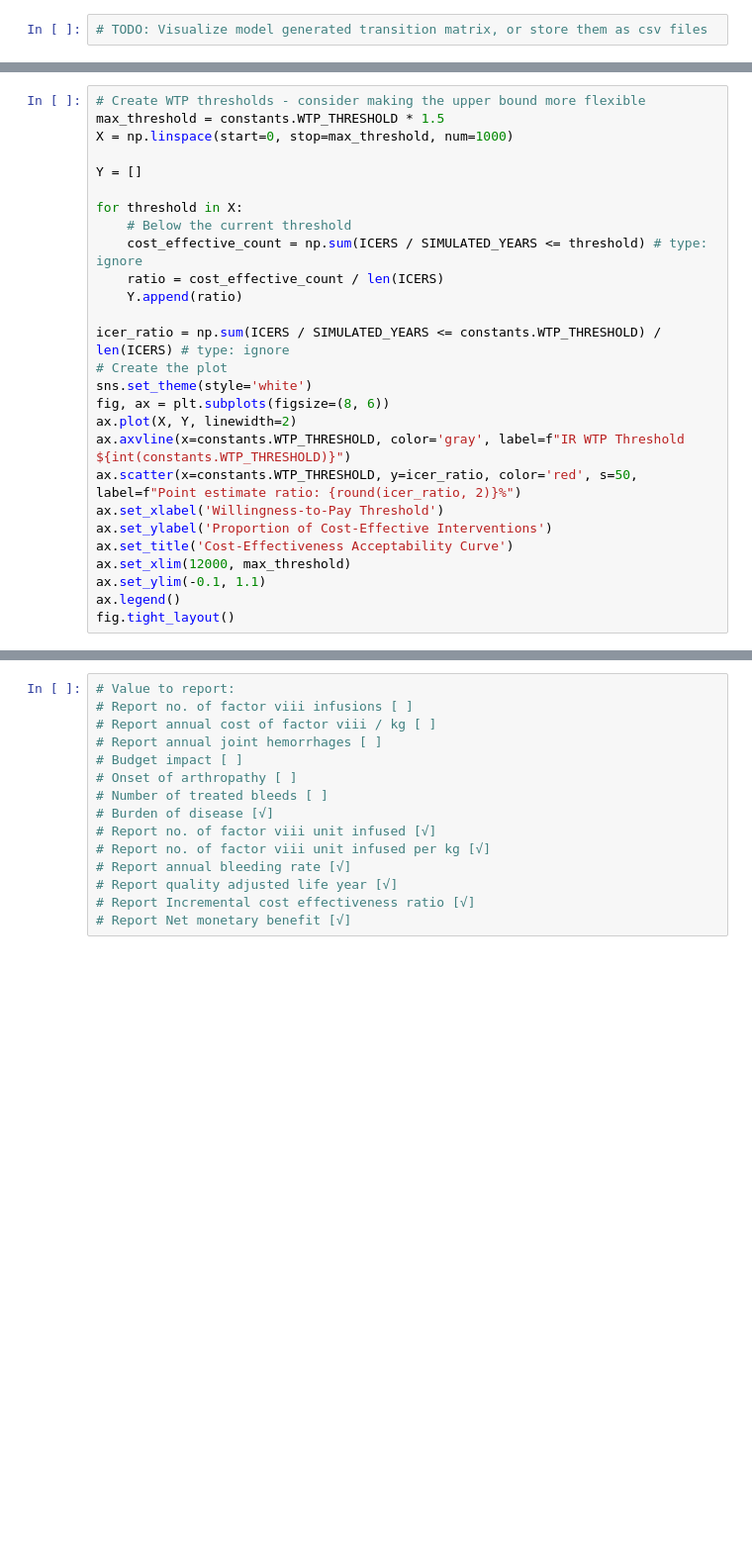
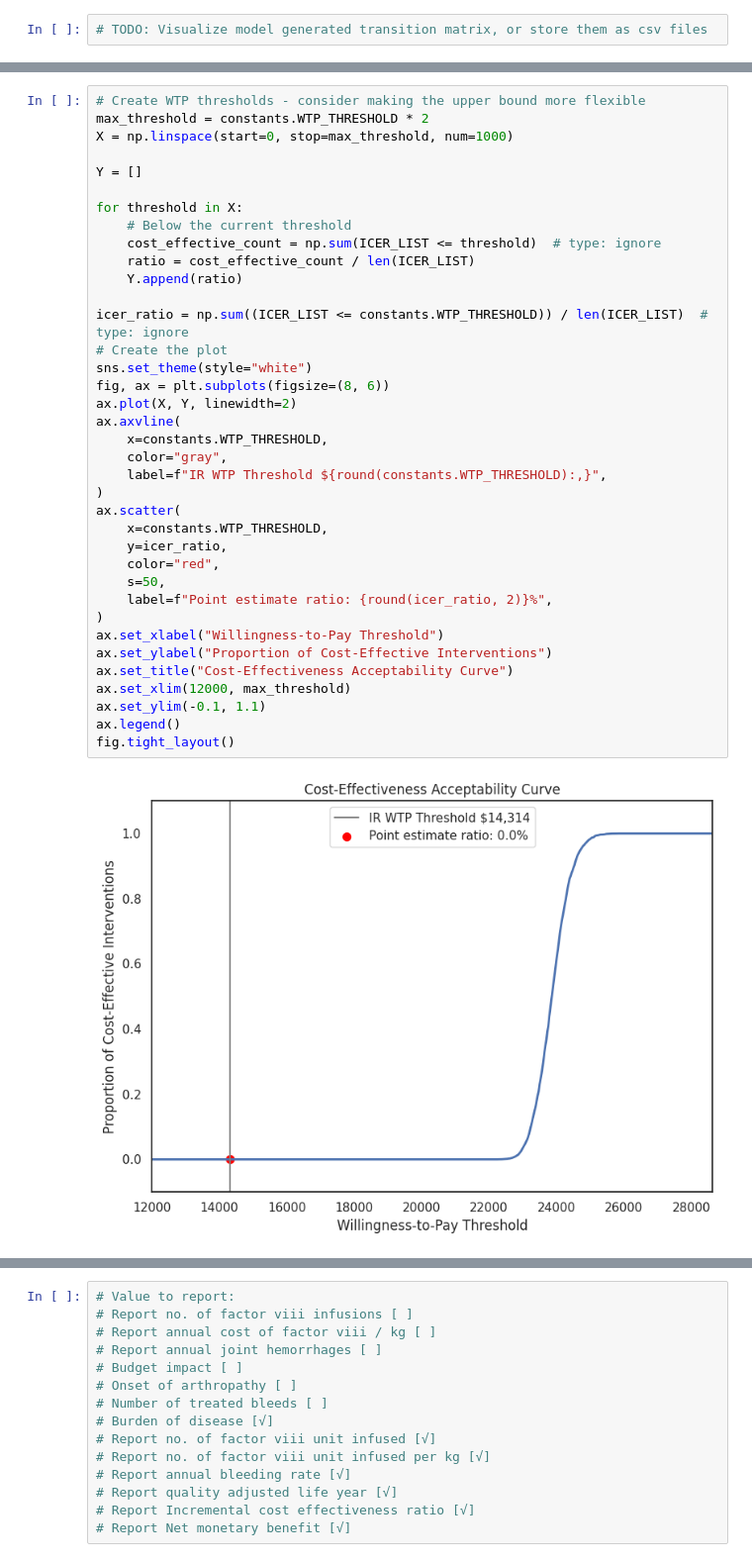
Before and after one commit to MohammadHashemian/SimpleMarkovChain, a Jupyter notebook: notebooks/03_hemophilia_cua_youngs.ipynb, the cells around one changed output, grey strips where cells are left out. Shown at 99% size. Cells and saved outputs as stored; diff of their text form; blank space fills up the shorter version.

```diff
--- a/notebooks/03_hemophilia_cua_youngs.ipynb
+++ b/notebooks/03_hemophilia_cua_youngs.ipynb
@@ -585,29 +575,41 @@ logger.info(
 # %%
 # Create WTP thresholds - consider making the upper bound more flexible
-max_threshold = constants.WTP_THRESHOLD * 1.5
+max_threshold = constants.WTP_THRESHOLD * 2
 X = np.linspace(start=0, stop=max_threshold, num=1000)
 
 Y = []
 
 for threshold in X:
     # Below the current threshold
-    cost_effective_count = np.sum(ICERS / SIMULATED_YEARS <= threshold) # type: ignore
-    ratio = cost_effective_count / len(ICERS)
+    cost_effective_count = np.sum(ICER_LIST <= threshold)  # type: ignore
+    ratio = cost_effective_count / len(ICER_LIST)
     Y.append(ratio)
 
-icer_ratio = np.sum(ICERS / SIMULATED_YEARS <= constants.WTP_THRESHOLD) / len(ICERS) # type: ignore
+icer_ratio = np.sum((ICER_LIST <= constants.WTP_THRESHOLD)) / len(ICER_LIST)  # type: ignore
 # Create the plot
-sns.set_theme(style='white')
+sns.set_theme(style="white")
 fig, ax = plt.subplots(figsize=(8, 6))
 ax.plot(X, Y, linewidth=2)
-ax.axvline(x=constants.WTP_THRESHOLD, color='gray', label=f"IR WTP Threshold ${int(constants.WTP_THRESHOLD)}")
-ax.scatter(x=constants.WTP_THRESHOLD, y=icer_ratio, color='red', s=50, label=f"Point estimate ratio: {round(icer_ratio, 2)}%")
-ax.set_xlabel('Willingness-to-Pay Threshold')
-ax.set_ylabel('Proportion of Cost-Effective Interventions')
-ax.set_title('Cost-Effectiveness Acceptability Curve')
+ax.axvline(
+    x=constants.WTP_THRESHOLD,
+    color="gray",
+    label=f"IR WTP Threshold ${round(constants.WTP_THRESHOLD):,}",
+)
+ax.scatter(
+    x=constants.WTP_THRESHOLD,
+    y=icer_ratio,
+    color="red",
+    s=50,
+    label=f"Point estimate ratio: {round(icer_ratio, 2)}%",
+)
+ax.set_xlabel("Willingness-to-Pay Threshold")
+ax.set_ylabel("Proportion of Cost-Effective Interventions")
+ax.set_title("Cost-Effectiveness Acceptability Curve")
 ax.set_xlim(12000, max_threshold)
 ax.set_ylim(-0.1, 1.1)
 ax.legend()
 fig.tight_layout()
+# %% [output]
+[figure, added]
 # %%
 # sns.set_theme(style="darkgrid", rc={"axes.spines.right": False, "axes.spines.top": False})
```
Also changed, not shown: parts of 15 cells of this notebook, 2 other files.
